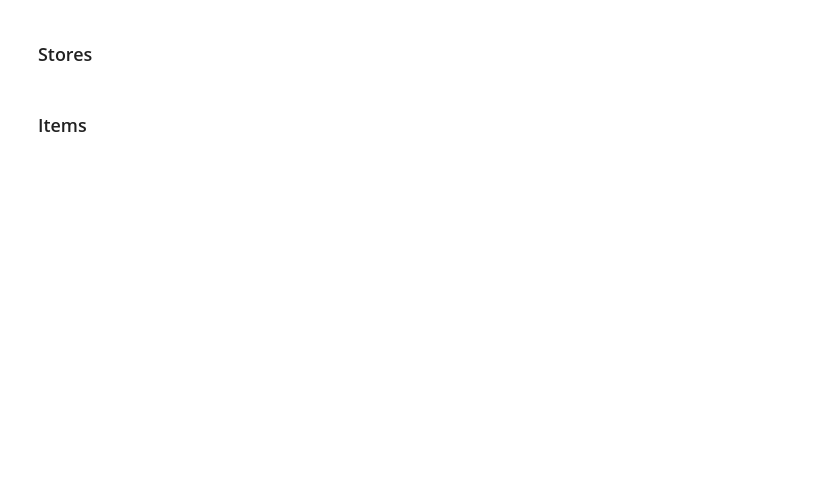
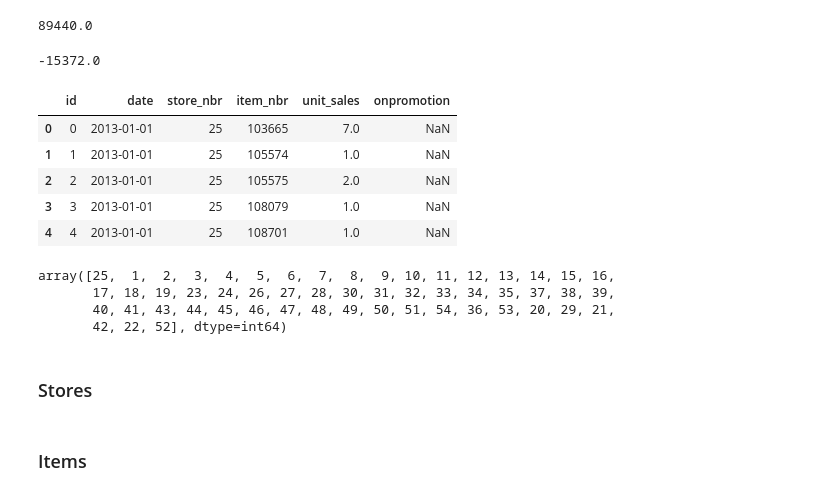
Before and after one commit to tan305/Grocery-Sales-Forecasting, a Jupyter notebook: Data_Aggregation.ipynb, the cells around one changed output. Drawn from its saved outputs; the diff is of its cells as text; code cells hidden in the pictures; blank space fills up the shorter version.

```diff
--- a/Data_Aggregation.ipynb
+++ b/Data_Aggregation.ipynb
@@ -21,5 +19,29 @@ Using TensorFlow backend.
 # %%
 data=pd.read_csv("train.csv")
+# %%
+max(data['unit_sales'])
+# %% [output]
+89440.0
+# %%
+min(data['unit_sales'])
+# %% [output]
+-15372.0
+# %%
+data.head()
+# %% [output]
+|  | id | date | store_nbr | item_nbr | unit_sales | onpromotion |
+| 0 | 0 | 2013-01-01 | 25 | 103665 | 7.0 | NaN |
+| 1 | 1 | 2013-01-01 | 25 | 105574 | 1.0 | NaN |
+| 2 | 2 | 2013-01-01 | 25 | 105575 | 2.0 | NaN |
+| 3 | 3 | 2013-01-01 | 25 | 108079 | 1.0 | NaN |
+| 4 | 4 | 2013-01-01 | 25 | 108701 | 1.0 | NaN |
+# %%
+data['store_nbr'].unique()
+# %% [output]
+array([25,  1,  2,  3,  4,  5,  6,  7,  8,  9, 10, 11, 12, 13, 14, 15, 16,
+       17, 18, 19, 23, 24, 26, 27, 28, 30, 31, 32, 33, 34, 35, 37, 38, 39,
+       40, 41, 43, 44, 45, 46, 47, 48, 49, 50, 51, 54, 36, 53, 20, 29, 21,
+       42, 22, 52], dtype=int64)
 # %%
 store_data=pd.read_csv("stores.csv")
 items_data=pd.read_csv("items.csv")
```
Also changed, not shown: parts of 10 cells of this notebook, 8 other files.
